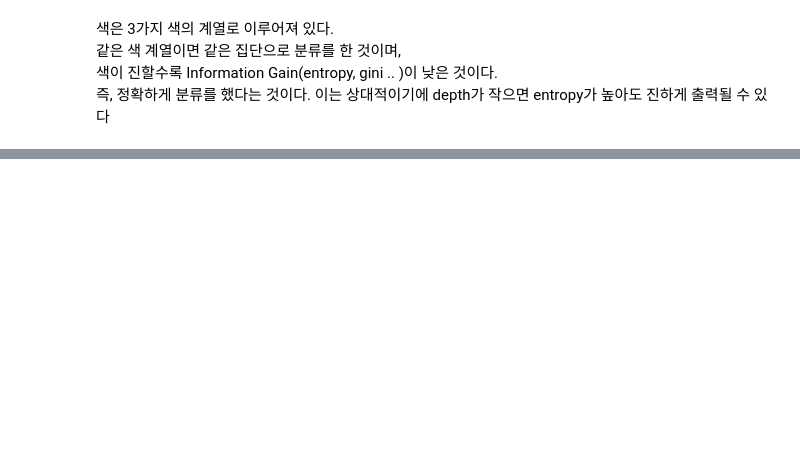
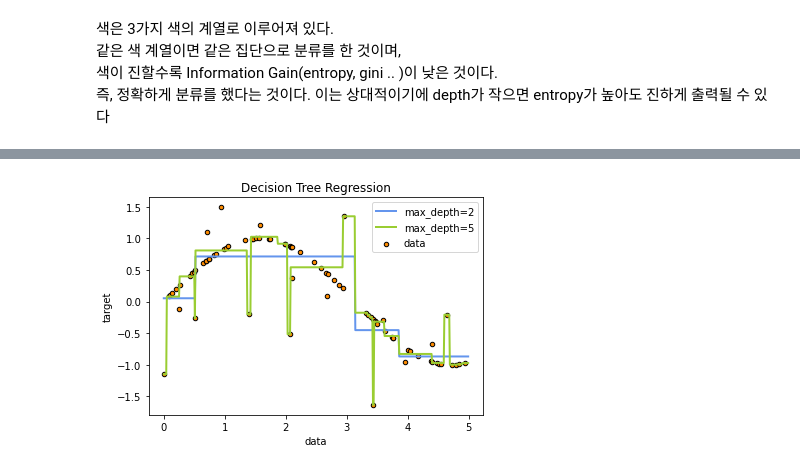
Before and after one commit to whtjdghks/homepython, a Jupyter notebook: 머신러닝 연습/의사결정나무 연습.ipynb, the cells around one changed output, grey strips where cells are left out. Saved outputs shown, nothing was run; the diff lists cells and outputs as text; code cells hidden in the pictures; blank space fills up the shorter version.

```diff
--- a/머신러닝 연습/의사결정나무 연습.ipynb
+++ b/머신러닝 연습/의사결정나무 연습.ipynb
@@ -92,0 +211,9 @@ graph2
+# %%
+# 실습용 데이터 셋만들기
+rng = np.random.RandomState(1)
+X = np.sort(5*rng.rand(80,1),axis=0)
+y = np.sin(X).ravel() # sin함수의 예측을 목표로 한다
+y[::5] +=3*(0.5-rng.rand(16))
+# %%
+# X_test set 생성
+X_test = np.arange(0.0,5.0,0.01)[:,np.newaxis]
@@ -92,0 +222,8 @@ graph2
+# %%
+# 깊이가 다른 두 Regression 나무 생성
+regr1=tree.DecisionTreeRegressor(max_depth= 2)
+regr2=tree.DecisionTreeRegressor(max_depth= 5)
+
+# 두 가지 회귀나무 적합 확인
+regr1.fit(X,y)
+regr2.fit(X,y)
@@ -92,0 +232,4 @@ graph2
+# %%
+# 예측
+y_1 = regr1.predict(X_test)
+y_2 = regr2.predict(X_test)
@@ -92,0 +257,17 @@ graph2
+# %%
+# depth가 다른 두 회귀나무 도식화
+plt.figure()
+plt.scatter(X,y,s=20,edgecolors='black',
+           c='darkorange',label='data')
+plt.plot(X_test,y_1,color='cornflowerblue',
+        label='max_depth=2',linewidth=2)
+
+plt.plot(X_test,y_2,color='yellowgreen',label='max_depth=5',linewidth=2)
+
+plt.xlabel('data')
+plt.ylabel('target')
+plt.title('Decision Tree Regression')
+plt.legend()
+plt.show()
+# %% [output]
+[figure, added]
```
Also changed, not shown: parts of 28 cells of this notebook.
